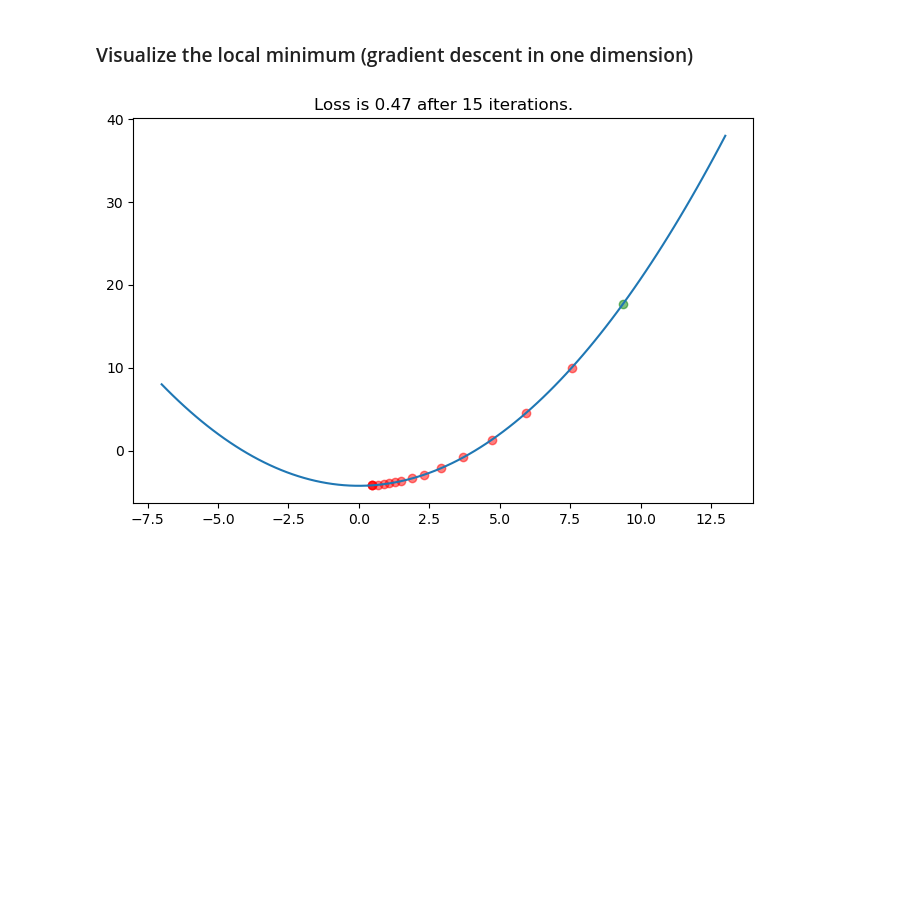
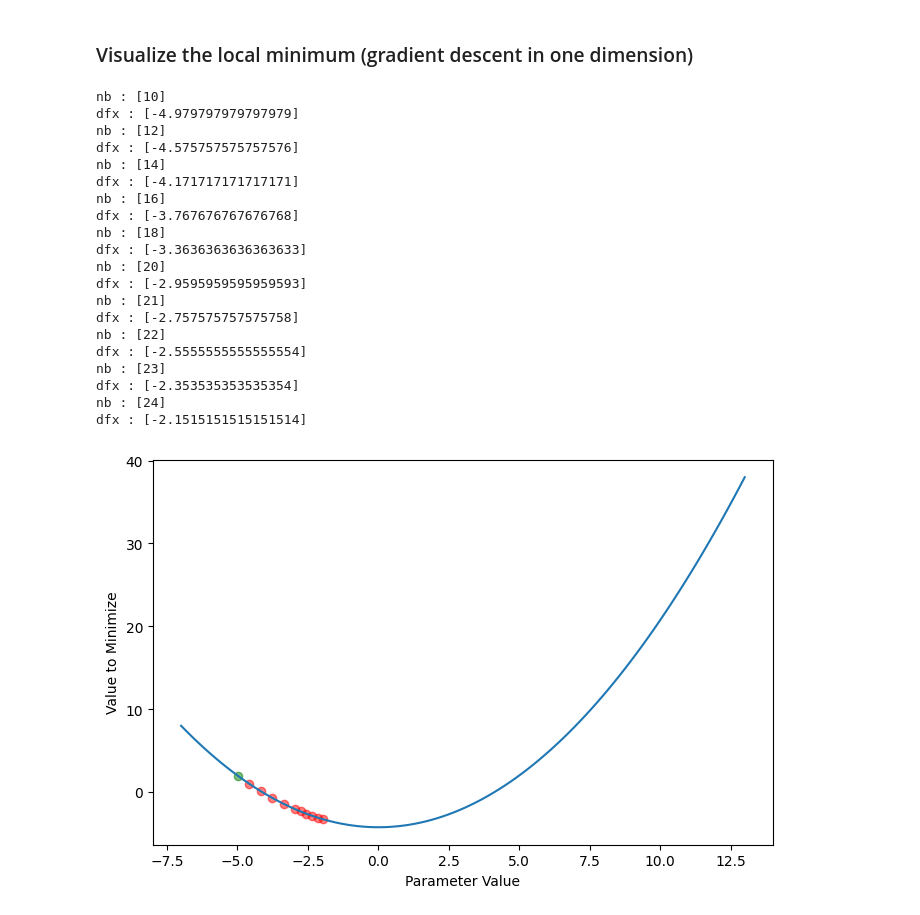
Before and after one commit to widium/Mini-AutoGradient-Engine, a Jupyter notebook: autograd_v1.ipynb, the cells around one changed output. Drawn from its saved outputs; the diff is of its cells as text; code cells hidden in the pictures; blank space fills up the shorter version.

Commit message:
Add some notebook and derivative descent

```diff
--- a/autograd_v1.ipynb
+++ b/autograd_v1.ipynb
@@ -46,6 +51,7 @@ def plot_function(X, y, nb):
 # %%
-nb = random_index(X)
+# nb = random_index(X)
+nb = 40
 print("Quadratic function")
-plot_function(X, y, nb)
+plot_function(X, y, nb, x_title="X")
 # %% [output]
 Quadratic function
@@ -90,30 +96,51 @@ plt.show()
 # %% [markdown]
 ### Visualize the local minimum (gradient descent in one dimension)
 # %%
-import math
-
 def plot_descent(dfx, y, nb):
     # Hyper-parameters
-    alpha = 1
-    epochs = 0
+    alpha = 0.5
+    max_epochs = 10
 
     # Plot
     plt.figure(figsize=(8, 5))
+    plt.xlabel("Parameter Value")
+    plt.ylabel("Value to Minimize")
     plt.plot(dfx, y)
     plt.scatter(dfx[nb], y[nb], c='green', alpha=0.5)
 
 
-    while epochs < 15:
+    for _ in range(max_epochs):
 
-        nb = nb - (alpha * round(dfx[nb]))
+        print(f"nb : [{nb}]")
+        print(f"dfx : [{dfx[nb]}]")
+        nb = nb - round(alpha * dfx[nb])
         plt.scatter(dfx[nb], y[nb], c='red', alpha=0.5)
-        epochs += 1
 
-    return epochs, dfx[nb]
+    return (dfx[nb])
 # %%
-epochs, last_loss = plot_descent(dfx, y, nb)
+_ = plot_descent(dfx, y, nb=10)
 
-plt.title(f'Loss is {last_loss:.2f} after {epochs} iterations.')
+# plt.title(f'Loss is {last_loss:.2f} after {epochs} iterations.')
 plt.show()
 # %% [output]
+nb : [10]
+dfx : [-4.979797979797979]
+nb : [12]
+dfx : [-4.575757575757576]
+nb : [14]
+dfx : [-4.171717171717171]
+nb : [16]
+dfx : [-3.767676767676768]
+nb : [18]
+dfx : [-3.3636363636363633]
+nb : [20]
+dfx : [-2.9595959595959593]
+nb : [21]
+dfx : [-2.757575757575758]
+nb : [22]
+dfx : [-2.5555555555555554]
+nb : [23]
+dfx : [-2.353535353535354]
+nb : [24]
+dfx : [-2.1515151515151514]
-[figure, old version]
+[figure, new version]
```
Also changed, not shown: parts of 6 cells of this notebook, 3 other files.
